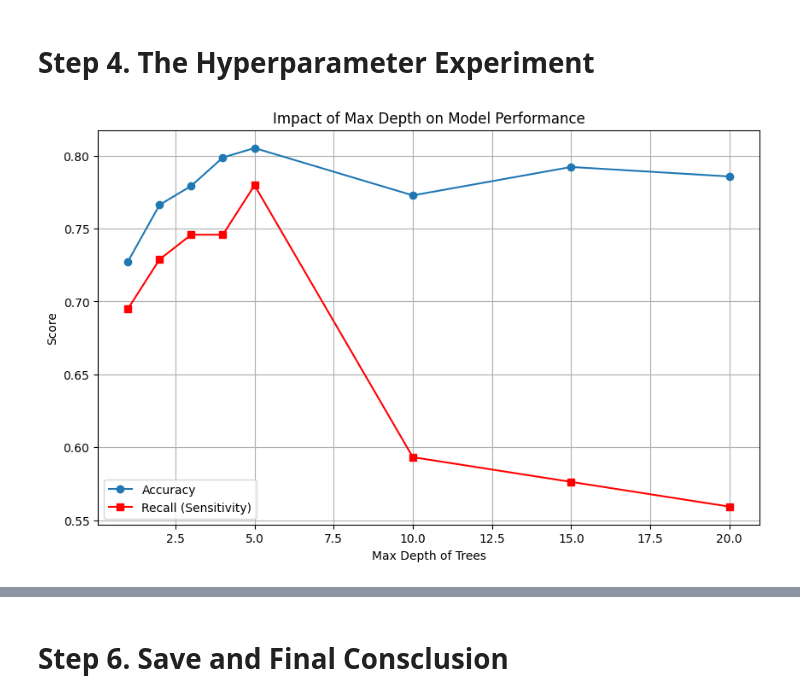
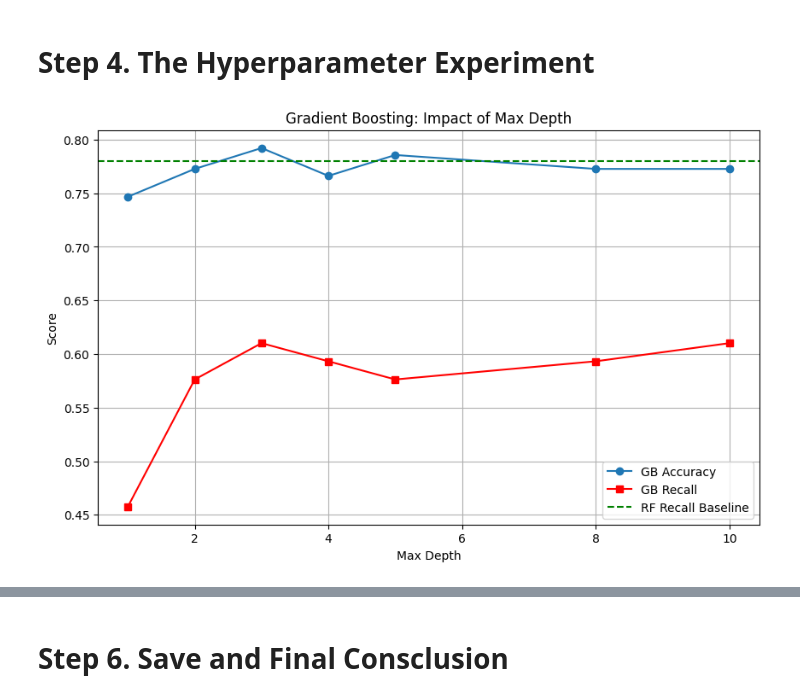
Before and after one commit to 4GeeksAcademy/kiko-bar_Boosting-Algorithms, a Jupyter notebook: src/explore.ipynb, the cells around one changed output, grey strips where cells are left out. Drawn from its saved outputs; the diff is of its cells as text; code cells hidden in the pictures.

```diff
--- a/src/explore.ipynb
+++ b/src/explore.ipynb
@@ -113,12 +115,12 @@ X_test = all_datasets['X_test_WITHOUT_outliers']
 y_test = all_datasets['y_test'].values.ravel()
 
 # Initialize and train
-# Random_Forest as rf_
-rf_base = RandomForestClassifier(random_state=10)
-rf_base.fit(X_train, y_train)
+# Gradien Boosting as gb
+gb_base = GradientBoostingClassifier(random_state=10)
+gb_base.fit(X_train, y_train)
 
 # Initial result
-base_pred = rf_base.predict(X_test)
-print(f"Base RF Accuracy: {accuracy_score(y_test, base_pred):.4f}")
-print(f"Base RF Recall: {recall_score(y_test, base_pred):.4f}")
+base_pred = gb_base.predict(X_test)
+print("--- BASELINE GRADIENT BOOSTING RESULTS ---")
+print(classification_report(y_test, base_pred, target_names= [' No Diabetes', 'Diabetes']))
 # %% [output]
@@ -150,29 +168,31 @@ plt.show()
 # %% [markdown]
 # Step 4. The Hyperparameter Experiment
 # %%
-# Parameters to test
-depths = [1, 2, 3, 4, 5, 10, 15, 20]
-acc_results = []
-recall_results = []
+# Testing hiperparameter on the GradientBoostingClassifier.
+# We focus on smaller depths for Boosting to avoid the "Recall Cliff" that we experimented in prevoius decision tree model.
+depths = [1, 2, 3, 4, 5, 8, 10]
+acc_results_gb = []
+recall_results_gb = []
 
 for d in depths:
-    # We keep balanced weights to ensure we catch sick patients
-    rf_prune = RandomForestClassifier(n_estimators= 100, max_depth= d, class_weight='balanced', random_state= 10)
-    rf_prune.fit(X_train, y_train)
+    # Initializing with the fixed random_state= 10.
+    gb_tuning = GradientBoostingClassifier(n_estimators= 100, max_depth= d, random_state= 10)
+    gb_tuning.fit(X_train, y_train)
 
-    y_pred = rf_prune.predict(X_test)
-    acc_results.append(accuracy_score(y_test, y_pred))
-    recall_results.append(recall_score(y_test, y_pred))
+    y_pred = gb_tuning.predict(X_test)
+    acc_results_gb.append(accuracy_score(y_test, y_pred))
+    recall_results_gb.append(recall_score(y_test, y_pred))
 
-# Plotting the Conclusion
-plt.figure(figsize=(10, 6))
-plt.plot(depths, acc_results, label='Accuracy', marker='o')
-plt.plot(depths, recall_results, label='Recall (Sensitivity)', marker='s', color='red')
-plt.xlabel('Max Depth of Trees')
+# Plotting the results for Best Dataset 3.
+plt.figure(figsize= (10, 6))
+plt.plot(depths, acc_results_gb, label= 'GB Accuracy', marker= 'o')
+plt.plot(depths, recall_results_gb, label= 'GB Recall', marker= 's', color= 'red')
+plt.axhline(y= 0.78, color= 'green', linestyle= '--', label= 'RF Recall Baseline')
+plt.xlabel('Max Depth')
 plt.ylabel('Score')
-plt.title('Impact of Max Depth on Model Performance')
+plt.title('Gradient Boosting: Impact of Max Depth')
 plt.legend()
 plt.grid(True)
 plt.show()
 # %% [output]
-[figure, old version]
+[figure, new version]
```
Also changed, not shown: parts of 28 cells of this notebook, 8 other files.
